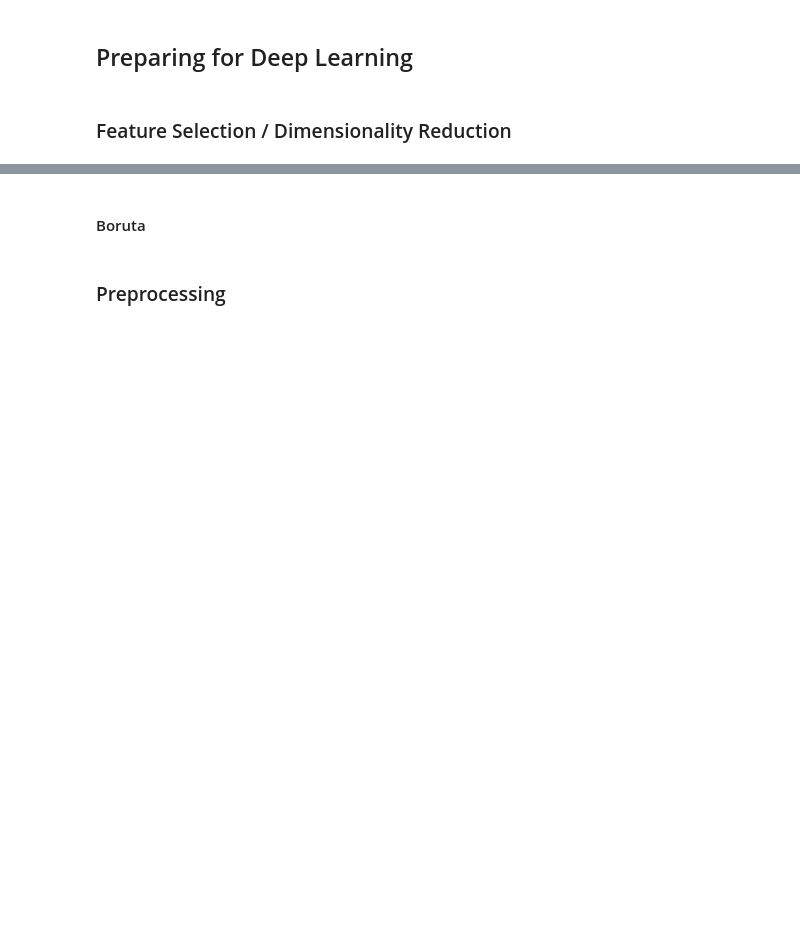
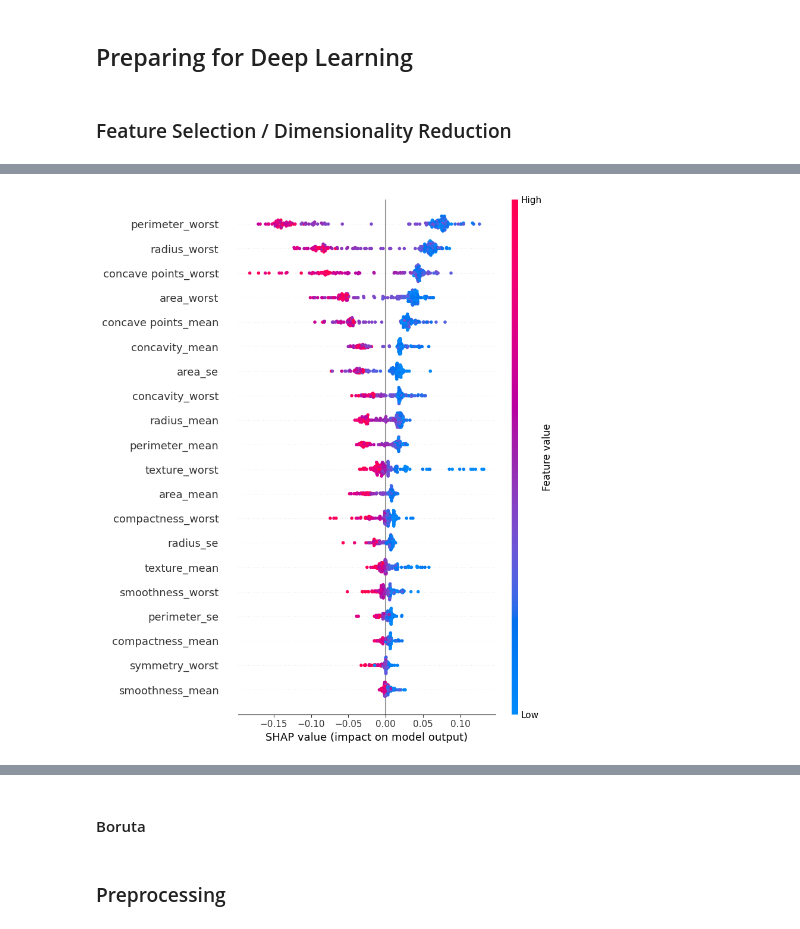
Before and after one commit to julienRactM/building-perceptron, a Jupyter notebook: building-perceptron.ipynb, the cells around one changed output, grey strips where cells are left out. Drawn from its saved outputs; the diff is of its cells as text; code cells hidden in the pictures; blank space fills up the shorter version.

```diff
--- a/building-perceptron.ipynb
+++ b/building-perceptron.ipynb
@@ -72,0 +303,4 @@ df.head(2)
+# %%
+shap.summary_plot(shap_values[0], X_test)
+# %% [output]
+[figure, added]
```
Also changed, not shown: parts of 40 cells of this notebook.
